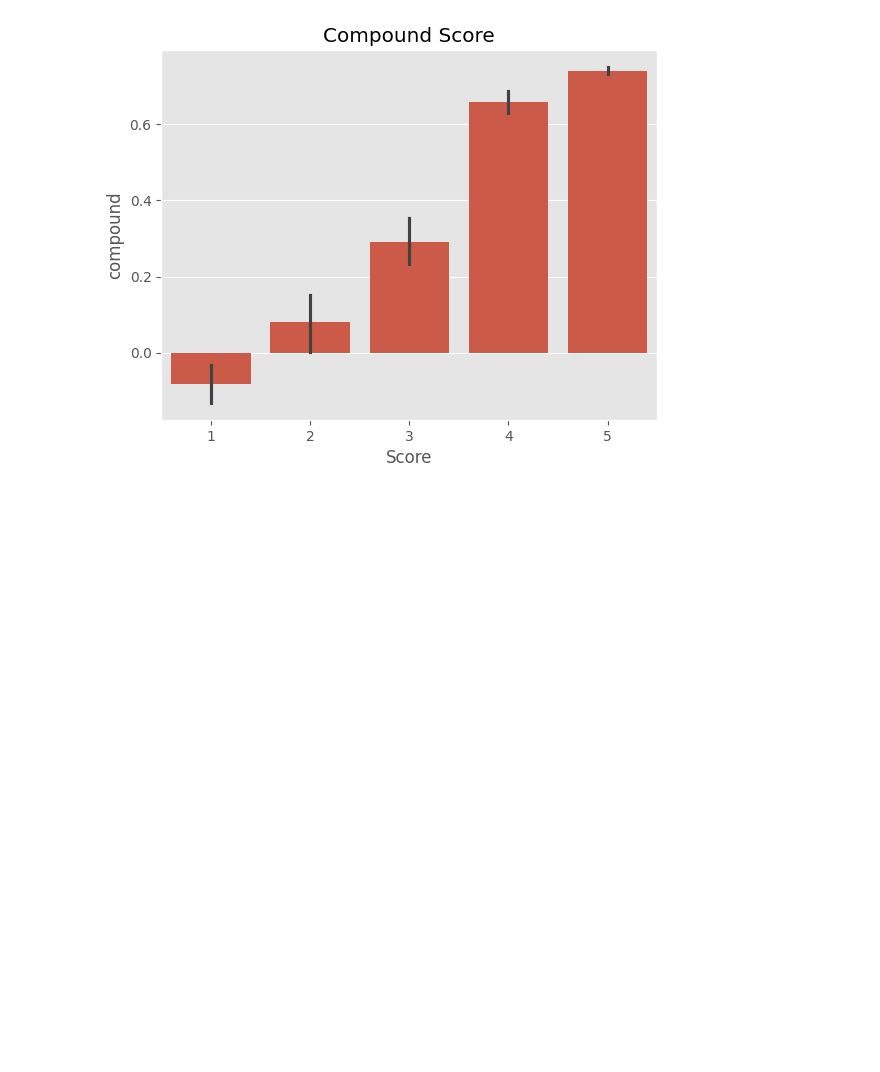
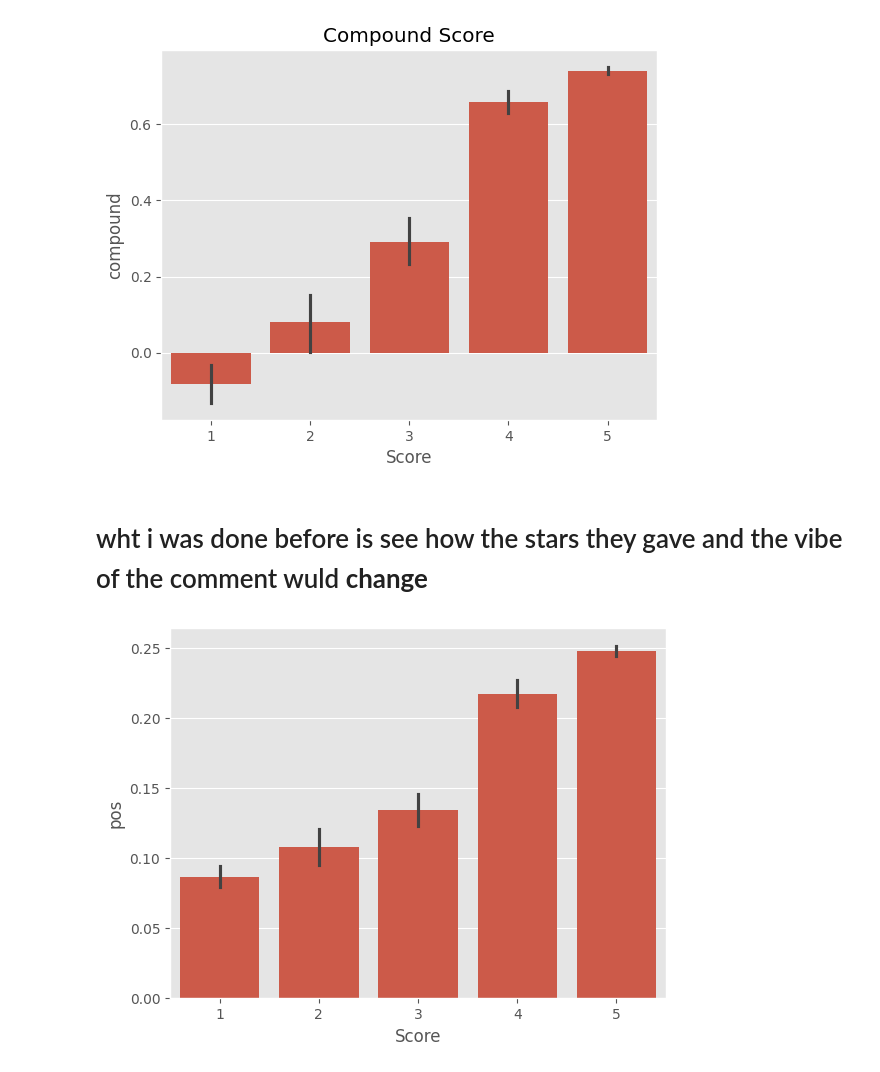
Before and after one commit to karuna3laka/Sentimental-Analyzing-for-Texts, a Jupyter notebook: Sentimental_Analiziz.ipynb, the cells around one changed output. Drawn from its saved outputs; the diff is of its cells as text; code cells hidden in the pictures; blank space fills up the shorter version.

```diff
--- a/Sentimental_Analiziz.ipynb
+++ b/Sentimental_Analiziz.ipynb
@@ -230,3 +230,10 @@ ax.set_title("Compound Score")
 plt.show()
 # %% [output]
 [figure]
+# %% [markdown]
+# wht i was done before is see how the stars they gave and the vibe of the comment wuld **change**
+# %%
+sns.barplot(data=vaders, x='Score', y='pos')
+plt.show()
+# %% [output]
+[figure, added]
```
Also changed, not shown: parts of 1 cell of this notebook.
